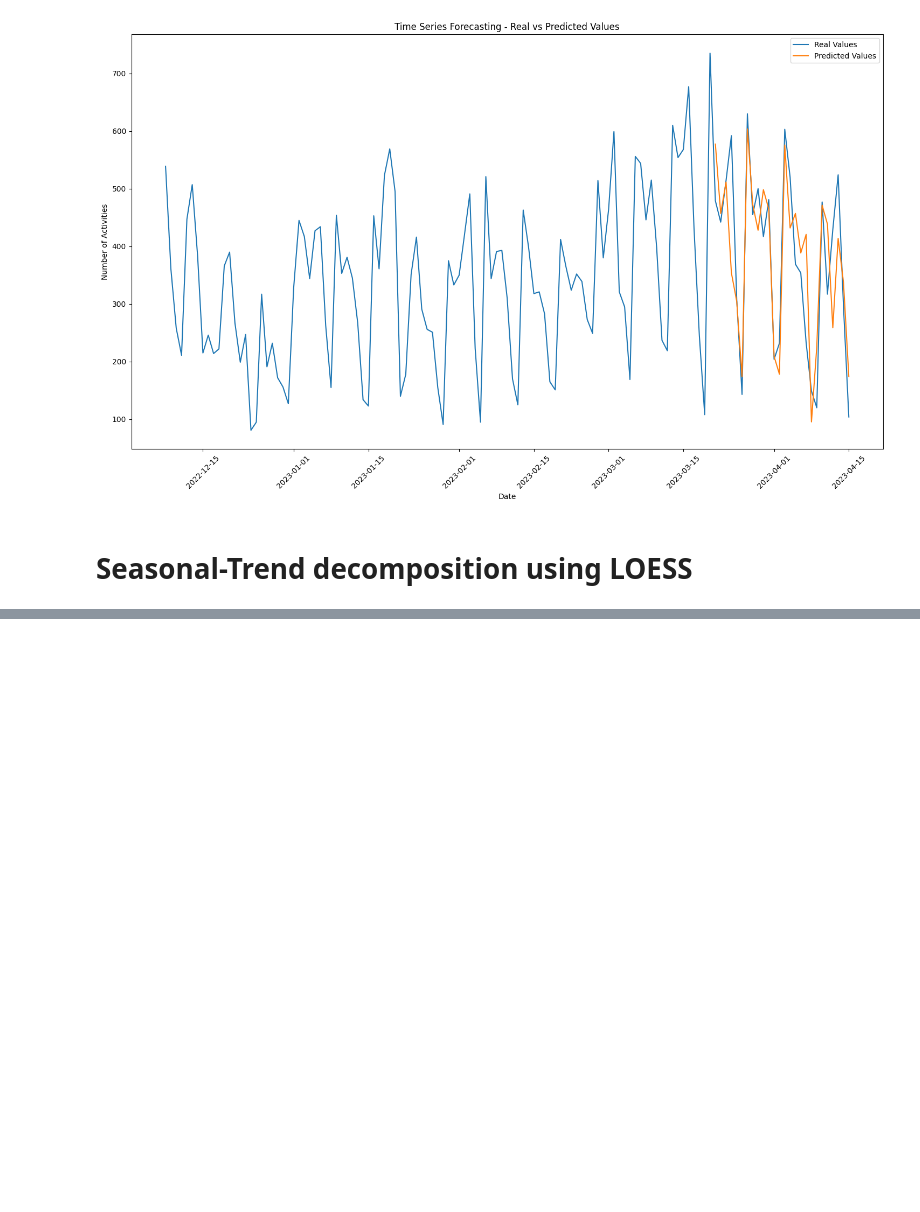
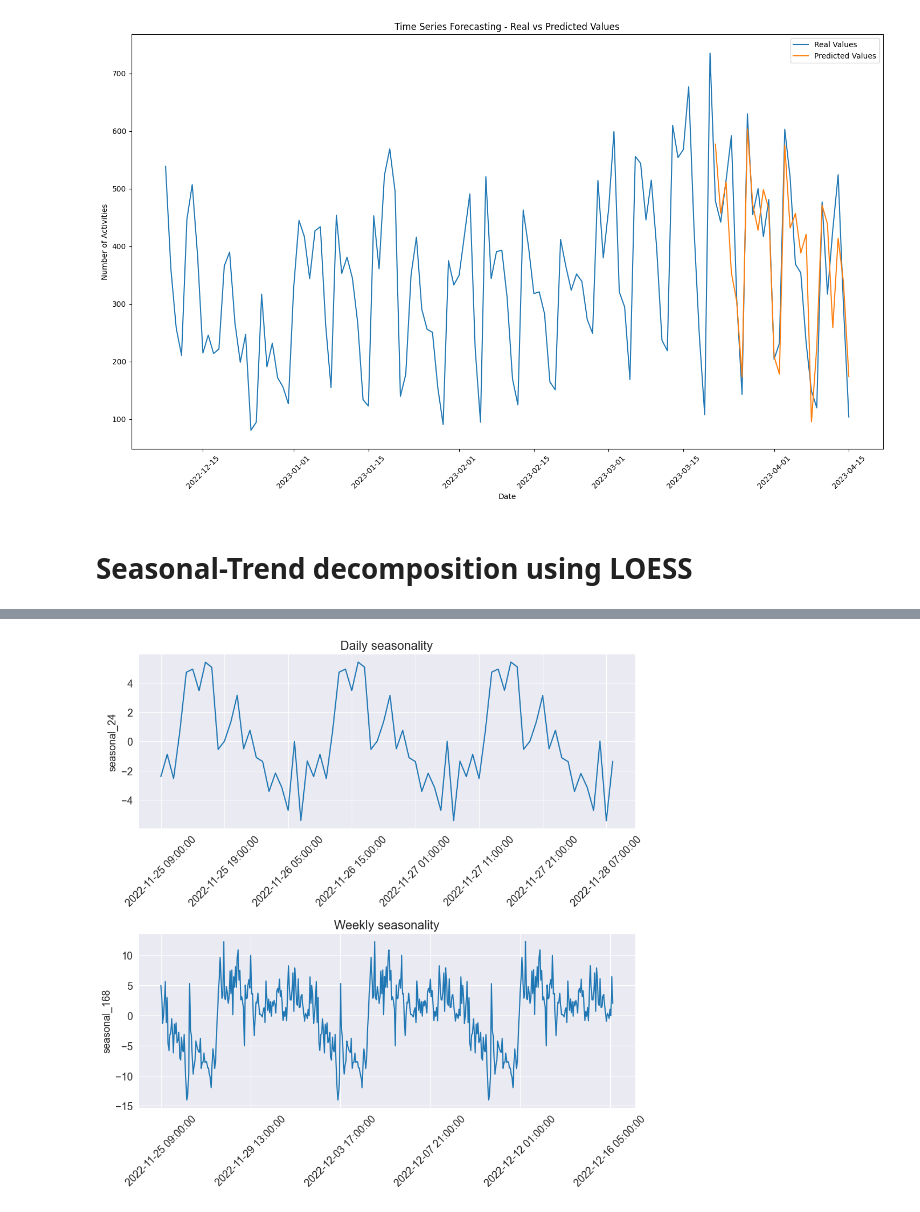
Before and after one commit to uhourri/GH-Bots-API, a Jupyter notebook: code/Time series forcasting.ipynb, the cells around one changed output, grey strips where cells are left out. Drawn from its saved outputs; the diff is of its cells as text; code cells hidden in the pictures; blank space fills up the shorter version.

Commit message:
Multiple Seasonal-Trend decomposition using LOESS (MSTL)

```diff
--- a/code/Time series forcasting.ipynb
+++ b/code/Time series forcasting.ipynb
@@ -229,0 +203,16 @@ ax = res.plot()
+# %%
+fig, ax = plt.subplots(nrows=2, figsize=[10,10])
+res.seasonal["seasonal_24"].iloc[:24*3].plot(ax=ax[0])
+ax[0].set_ylabel("seasonal_24")
+ax[0].set_title("Daily seasonality")
+ax[0].tick_params(axis='x', rotation=45)
+
+res.seasonal["seasonal_168"].iloc[:24*7*3].plot(ax=ax[1])
+ax[1].set_ylabel("seasonal_168")
+ax[1].set_title("Weekly seasonality")
+ax[1].tick_params(axis='x', rotation=45)
+
+
+plt.tight_layout()
+# %% [output]
+[figure, added]
```
Also changed, not shown: parts of 8 cells of this notebook.
